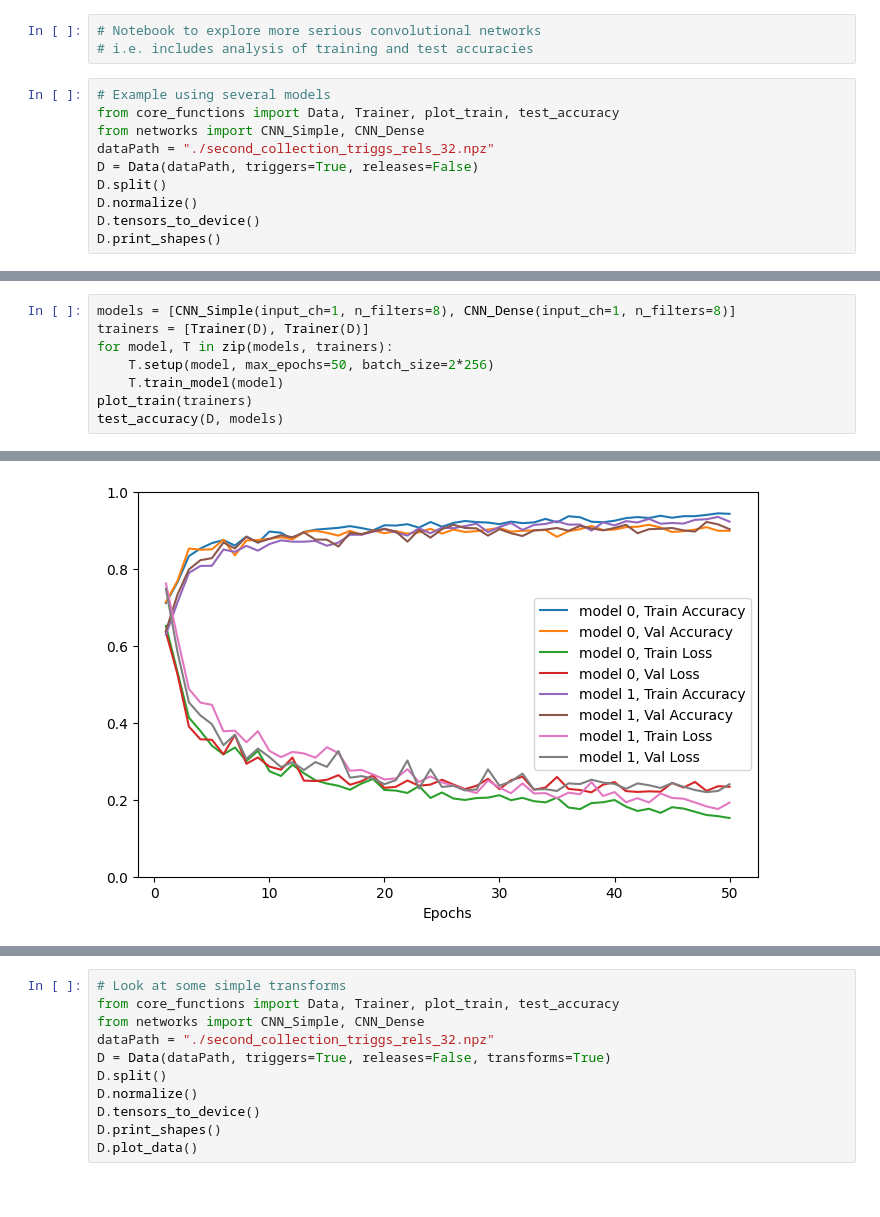
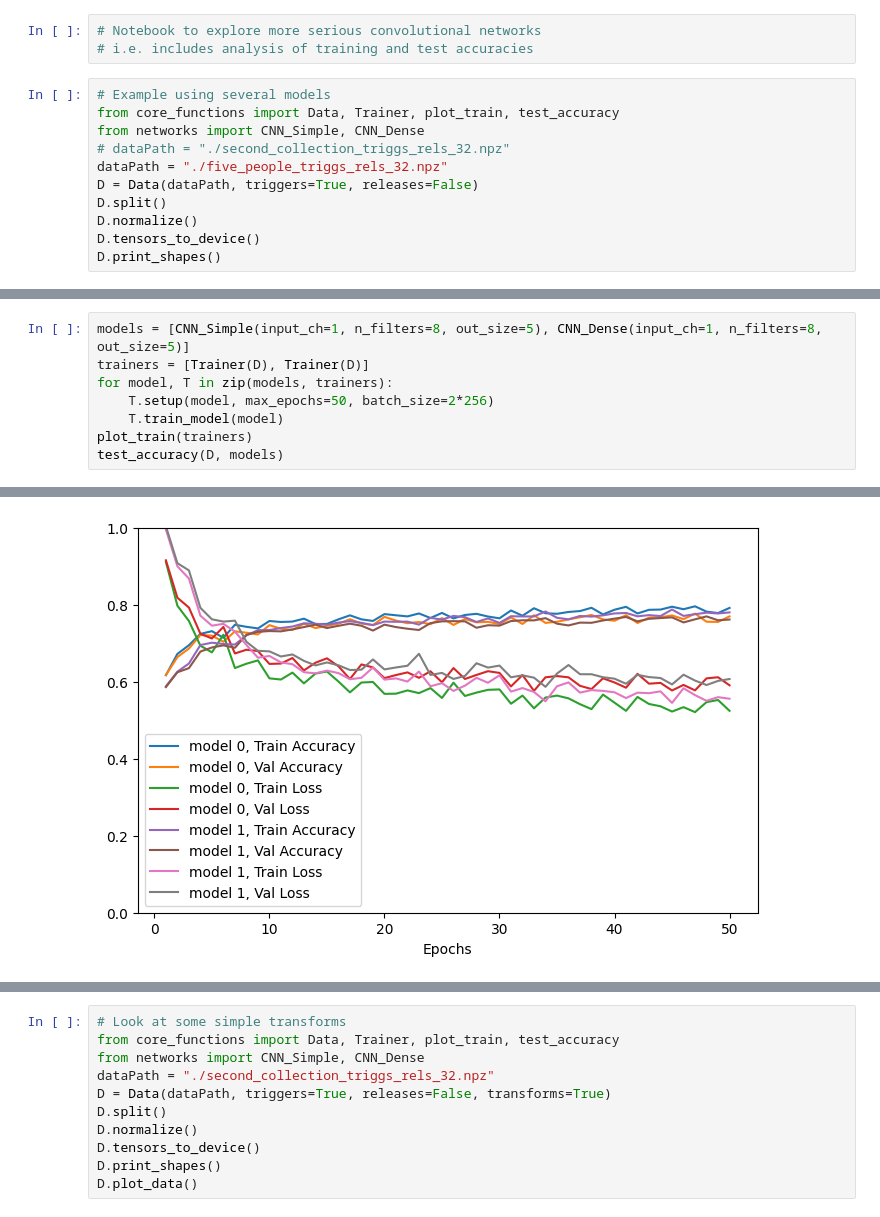
Before and after one commit to GuiMacielPereira/sensor_ML, a Jupyter notebook: data_processing/serious_pytorch.sync.ipynb, the cells around one changed output, grey strips where cells are left out. Cells and saved outputs as stored; diff of their text form.

Commit message:
Changed networks and tried the current models on new dataset.

```diff
--- a/data_processing/serious_pytorch.sync.ipynb
+++ b/data_processing/serious_pytorch.sync.ipynb
@@ -5,7 +5,8 @@
 # Example using several models
 from core_functions import Data, Trainer, plot_train, test_accuracy
 from networks import CNN_Simple, CNN_Dense
-dataPath = "./second_collection_triggs_rels_32.npz"
+# dataPath = "./second_collection_triggs_rels_32.npz"
+dataPath = "./five_people_triggs_rels_32.npz"
 D = Data(dataPath, triggers=True, releases=False)
 D.split()
 D.normalize()
@@ -14,5 +30,5 @@ D.print_shapes()
 # %%
-models = [CNN_Simple(input_ch=1, n_filters=8), CNN_Dense(input_ch=1, n_filters=8)]
+models = [CNN_Simple(input_ch=1, n_filters=8, out_size=5), CNN_Dense(input_ch=1, n_filters=8, out_size=5)]
 trainers = [Trainer(D), Trainer(D)]
 for model, T in zip(models, trainers):
     T.setup(model, max_epochs=50, batch_size=2*256)
@@ -40,4 +56,4 @@ Model 1: 91.6%
-[figure, old version]
+[figure, new version]
 # %%
 # Use both triggers and releases
 from core_functions import Data, Trainer, plot_train, test_accuracy
```
Also changed, not shown: parts of 6 cells of this notebook, 4 other files.
